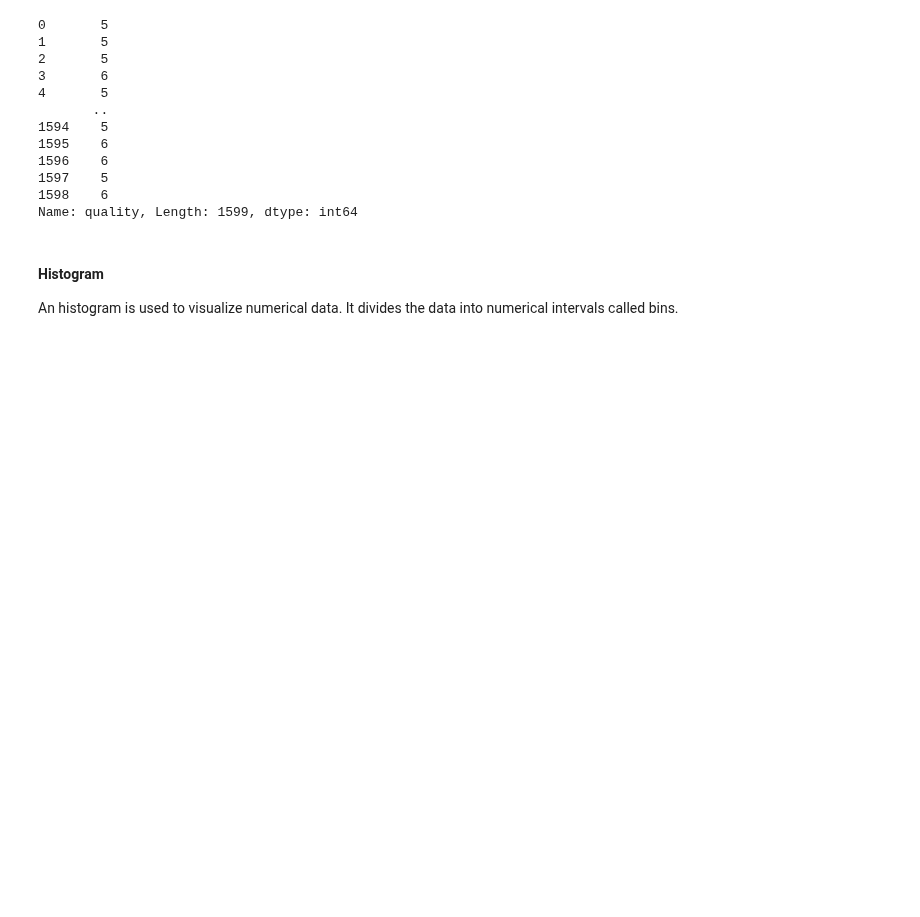
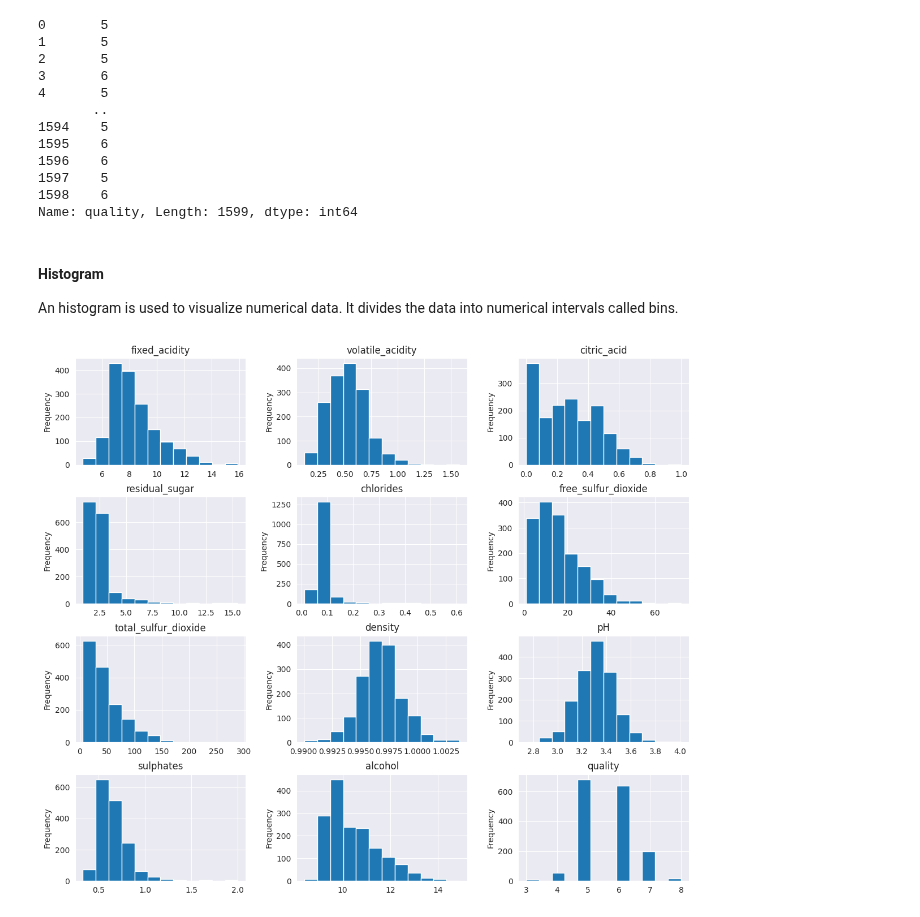
Before and after one commit to muyiwa-obadara/AIPlanetProjects, a Jupyter notebook: exploratory_data_analysis.ipynb, the cells around one changed output. Cells and saved outputs as stored; diff of their text form; code cells hidden in the pictures; blank space fills up the shorter version.

```diff
--- a/exploratory_data_analysis.ipynb
+++ b/exploratory_data_analysis.ipynb
@@ -189,3 +189,11 @@ Name: quality, Length: 1599, dtype: int64
 #### Histogram
 
 An histogram is used to visualize numerical data. It divides the data into numerical intervals called bins.
+# %%
+axs = wine_data.hist(bins=12, figsize=(14,12))
+for axx in axs:
+    for ax in axs:
+        for axis in ax:
+            axis.yaxis.set_label_text("Frequency")
+# %% [output]
+[figure, added]
```
